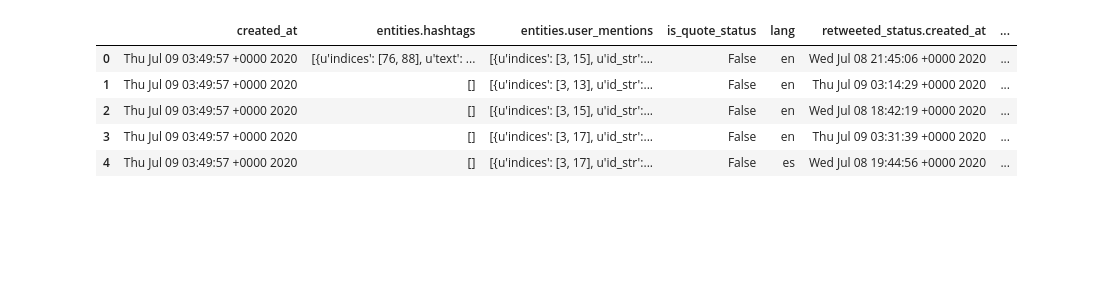
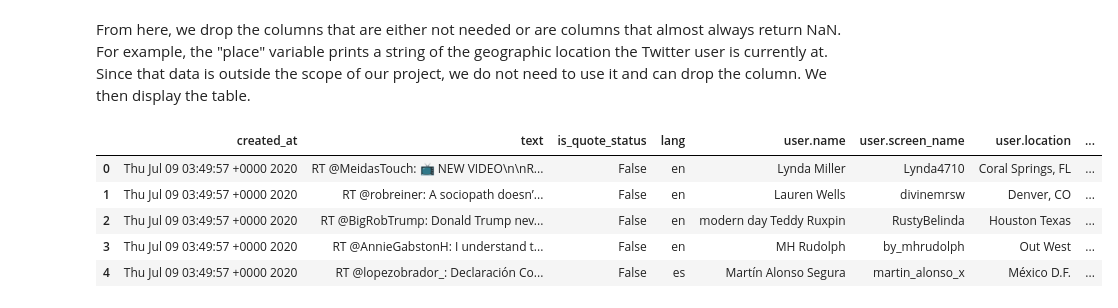
Before and after one commit to CS-UCR/final-project-hulk, a Jupyter notebook: DataCleaning.ipynb, the cells around one changed output. Drawn from its saved outputs; the diff is of its cells as text; code cells hidden in the pictures; blank space fills up the shorter version.

Commit message:
Add EDA and descriptions to Data Cleaning Journal.

```diff
--- a/DataCleaning.ipynb
+++ b/DataCleaning.ipynb
@@ -28,5 +18,11 @@ sample.keys()
+# %% [markdown]
+From here, we drop the columns that are either not needed or are columns that almost always return NaN. For example, the "place" variable prints a string of the geographic location the Twitter user is currently at. Since that data is outside the scope of our project, we do not need to use it and can drop the column. We then display the table.
 # %%
 import pandas as pd
+import seaborn as sns
+import matplotlib.pyplot as plt #visualisation
+sns.set(color_codes=True)
+
 from pandas.io.json import json_normalize
 pd.set_option('display.max_columns', None)
 jsonData = json_normalize(tweets)
@@ -38,17 +34,17 @@ jsonData = jsonData.drop(columns=["quoted_status.user.contributors_enabled", "qu
 jsonData = jsonData.drop(columns=["reply_count", "retweet_count", "retweeted", "retweeted_status.contributors", "retweeted_status.coordinates", "retweeted_status.display_text_range", "retweeted_status.entities.hashtags", "retweeted_status.entities.media", "retweeted_status.entities.symbols", "retweeted_status.entities.urls", "retweeted_status.entities.user_mentions", "retweeted_status.extended_entities.media", "retweeted_status.extended_tweet.entities.hashtags", "retweeted_status.extended_tweet.entities.media", "retweeted_status.extended_tweet.entities.symbols", "retweeted_status.extended_tweet.entities.urls", "retweeted_status.extended_tweet.entities.user_mentions", "retweeted_status.extended_tweet.display_text_range", "retweeted_status.extended_tweet.extended_entities.media", "retweeted_status.extended_tweet.extended_entities.media", "retweeted_status.favorited", "retweeted_status.filter_level", "retweeted_status.geo", "retweeted_status.id", "retweeted_status.id_str", "retweeted_status.in_reply_to_screen_name", "retweeted_status.in_reply_to_status_id", "retweeted_status.in_reply_to_status_id_str", "retweeted_status.in_reply_to_user_id", "retweeted_status.in_reply_to_user_id_str", ])
 jsonData = jsonData.drop(columns=["retweeted_status.place", "retweeted_status.place.bounding_box.coordinates", "retweeted_status.place.bounding_box.type", "retweeted_status.place.country", "retweeted_status.place.country_code", "retweeted_status.place.full_name", "retweeted_status.place.id", "retweeted_status.place.name", "retweeted_status.place.place_type", "retweeted_status.place.url", "retweeted_status.possibly_sensitive", "retweeted_status.quoted_status.contributors", "retweeted_status.quoted_status.coordinates", "retweeted_status.quoted_status.created_at", "retweeted_status.quoted_status.display_text_range", "retweeted_status.quoted_status.entities.hashtags", "retweeted_status.quoted_status.entities.media", "retweeted_status.quoted_status.entities.symbols", "retweeted_status.quoted_status.entities.urls", "retweeted_status.quoted_status.entities.user_mentions", "retweeted_status.quoted_status.extended_entities.media", "retweeted_status.quoted_status.extended_tweet.display_text_range", "retweeted_status.quoted_status.extended_tweet.entities.hashtags", "retweeted_status.quoted_status.extended_tweet.entities.media", "retweeted_status.quoted_status.extended_tweet.entities.symbols", "retweeted_status.quoted_status.extended_tweet.entities.urls", "retweeted_status.quoted_status.extended_tweet.entities.user_mentions", "retweeted_status.quoted_status.extended_tweet.extended_entities.media"])
 jsonData = jsonData.drop(columns=["retweeted_status.quoted_status.extended_tweet.full_text", "retweeted_status.quoted_status.favorite_count", "retweeted_status.quoted_status.favorited", "retweeted_status.quoted_status.filter_level", "retweeted_status.quoted_status.geo", "retweeted_status.quoted_status.id", "retweeted_status.quoted_status.id_str", "retweeted_status.quoted_status.in_reply_to_screen_name", "retweeted_status.quoted_status.in_reply_to_status_id", "retweeted_status.quoted_status.in_reply_to_status_id_str", "retweeted_status.quoted_status.in_reply_to_user_id", "retweeted_status.quoted_status.in_reply_to_user_id_str", "retweeted_status.quoted_status.is_quote_status", "retweeted_status.quoted_status.lang", "retweeted_status.quoted_status.place", "retweeted_status.quoted_status.possibly_sensitive", "retweeted_status.quoted_status.quote_count", "retweeted_status.quoted_status.reply_count", "retweeted_status.quoted_status.retweeted", "retweeted_status.quoted_status.source", "retweeted_status.quoted_status.text", "retweeted_status.quoted_status.truncated", "retweeted_status.quoted_status.retweet_count"])
 jsonData = jsonData.drop(columns=["retweeted_status.quoted_status.user.contributors_enabled", "retweeted_status.quoted_status.user.created_at", "retweeted_status.quoted_status.user.default_profile", "retweeted_status.quoted_status.user.default_profile_image", "retweeted_status.quoted_status.user.description", "retweeted_status.quoted_status.user.favourites_count", "retweeted_status.quoted_status.user.follow_request_sent", "retweeted_status.quoted_status.user.followers_count", "retweeted_status.quoted_status.user.following", "retweeted_status.quoted_status.user.friends_count", "retweeted_status.quoted_status.user.geo_enabled", "retweeted_status.quoted_status.user.id", "retweeted_status.quoted_status.user.id_str", "retweeted_status.quoted_status.user.is_translator", "retweeted_status.quoted_status.user.lang", "retweeted_status.quoted_status.user.listed_count", "retweeted_status.quoted_status.user.location", "retweeted_status.quoted_status.user.name", "retweeted_status.quoted_status.user.notifications"])
 jsonData = jsonData.drop(columns=["retweeted_status.quoted_status.user.profile_background_color", "retweeted_status.quoted_status.user.profile_background_image_url", "retweeted_status.quoted_status.user.profile_background_image_url_https", "retweeted_status.quoted_status.user.profile_background_tile", "retweeted_status.quoted_status.user.profile_banner_url", "retweeted_status.quoted_status.user.profile_image_url", "retweeted_status.quoted_status.user.profile_image_url_https", "retweeted_status.quoted_status.user.profile_link_color", "retweeted_status.quoted_status.user.profile_sidebar_border_color", "retweeted_status.quoted_status.user.profile_sidebar_fill_color", "retweeted_status.quoted_status.user.profile_text_color", "retweeted_status.quoted_status.user.profile_use_background_image", "retweeted_status.quoted_status.user.protected", "retweeted_status.quoted_status.user.screen_name", "retweeted_status.quoted_status.user.statuses_count", "retweeted_status.quoted_status.user.time_zone", "retweeted_status.quoted_status.user.translator_type", "retweeted_status.quoted_status.user.url", "retweeted_status.quoted_status.user.utc_offset", "retweeted_status.quoted_status.user.verified", "retweeted_status.quoted_status_id", "retweeted_status.quoted_status_id_str", "retweeted_status.quoted_status_permalink.display", "retweeted_status.quoted_status_permalink.expanded", "retweeted_status.quoted_status_permalink.url"])
 jsonData = jsonData.drop(columns=["retweeted_status.user.following", "retweeted_status.user.id", "retweeted_status.user.id_str", "retweeted_status.user.is_translator", "retweeted_status.user.lang", "retweeted_status.user.notifications", "retweeted_status.user.profile_background_image_url", "retweeted_status.user.profile_background_image_url_https", "retweeted_status.user.profile_background_tile", "retweeted_status.user.profile_banner_url", "retweeted_status.user.profile_image_url_https", "retweeted_status.user.profile_link_color", "retweeted_status.user.profile_sidebar_border_color", "retweeted_status.user.profile_sidebar_fill_color", "retweeted_status.user.profile_text_color", "retweeted_status.user.profile_use_background_image", "retweeted_status.user.protected", "retweeted_status.user.follow_request_sent", "retweeted_status.user.profile_image_url"])
 jsonData = jsonData.drop(columns=["retweeted_status.user.time_zone", "retweeted_status.user.translator_type", "retweeted_status.user.url", "retweeted_status.user.utc_offset", "retweeted_status.user.default_profile_image", "retweeted_status.user.contributors_enabled"])
 jsonData = jsonData.drop(columns=["source", "timestamp_ms", "truncated"])
 jsonData = jsonData.drop(columns=["user.default_profile_image", "user.contributors_enabled", "user.id", "user.id_str", "user.is_translator", "user.following", "user.follow_request_sent", "user.lang", "user.notifications", "user.profile_text_color", "user.protected", "user.profile_background_color", "user.profile_use_background_image", "user.profile_background_image_url", "user.profile_background_image_url_https", "user.profile_background_tile", "user.profile_banner_url", "user.profile_image_url", "user.profile_image_url_https", "user.profile_link_color", "user.profile_sidebar_border_color", "user.profile_sidebar_fill_color", "user.time_zone", "user.translator_type", "user.url", "user.utc_offset"])
 jsonData.head()
 # %% [output]
-|  | created_at | entities.hashtags | entities.user_mentions | is_quote_status | lang | retweeted_status.created_at | ... |
-| 0 | Thu Jul 09 03:49:57 +0000 2020 | [{u'indices': [76, 88], u'text': ... | [{u'indices': [3, 15], u'id_str':... | False | en | Wed Jul 08 21:45:06 +0000 2020 | ... |
-| 1 | Thu Jul 09 03:49:57 +0000 2020 | [] | [{u'indices': [3, 13], u'id_str':... | False | en | Thu Jul 09 03:14:29 +0000 2020 | ... |
-| 2 | Thu Jul 09 03:49:57 +0000 2020 | [] | [{u'indices': [3, 15], u'id_str':... | False | en | Wed Jul 08 18:42:19 +0000 2020 | ... |
-| 3 | Thu Jul 09 03:49:57 +0000 2020 | [] | [{u'indices': [3, 17], u'id_str':... | False | en | Thu Jul 09 03:31:39 +0000 2020 | ... |
-| 4 | Thu Jul 09 03:49:57 +0000 2020 | [] | [{u'indices': [3, 17], u'id_str':... | False | es | Wed Jul 08 19:44:56 +0000 2020 | ... |
+|  | created_at | text | is_quote_status | lang | user.name | user.screen_name | user.location | ... |
+| 0 | Thu Jul 09 03:49:57 +0000 2020 | RT @MeidasTouch: 📺 NEW VIDEO\n\nR... | False | en | Lynda Miller | Lynda4710 | Coral Springs, FL | ... |
+| 1 | Thu Jul 09 03:49:57 +0000 2020 | RT @robreiner: A sociopath doesn’... | False | en | Lauren Wells | divinemrsw | Denver, CO | ... |
+| 2 | Thu Jul 09 03:49:57 +0000 2020 | RT @BigRobTrump: Donald Trump nev... | False | en | modern day Teddy Ruxpin | RustyBelinda | Houston Texas | ... |
+| 3 | Thu Jul 09 03:49:57 +0000 2020 | RT @AnnieGabstonH: I understand t... | False | en | MH Rudolph | by_mhrudolph | Out West | ... |
+| 4 | Thu Jul 09 03:49:57 +0000 2020 | RT @lopezobrador_: Declaración Co... | False | es | Martín Alonso Segura | martin_alonso_x | México D.F. | ... |
```
Also changed, not shown: parts of 6 cells of this notebook.
